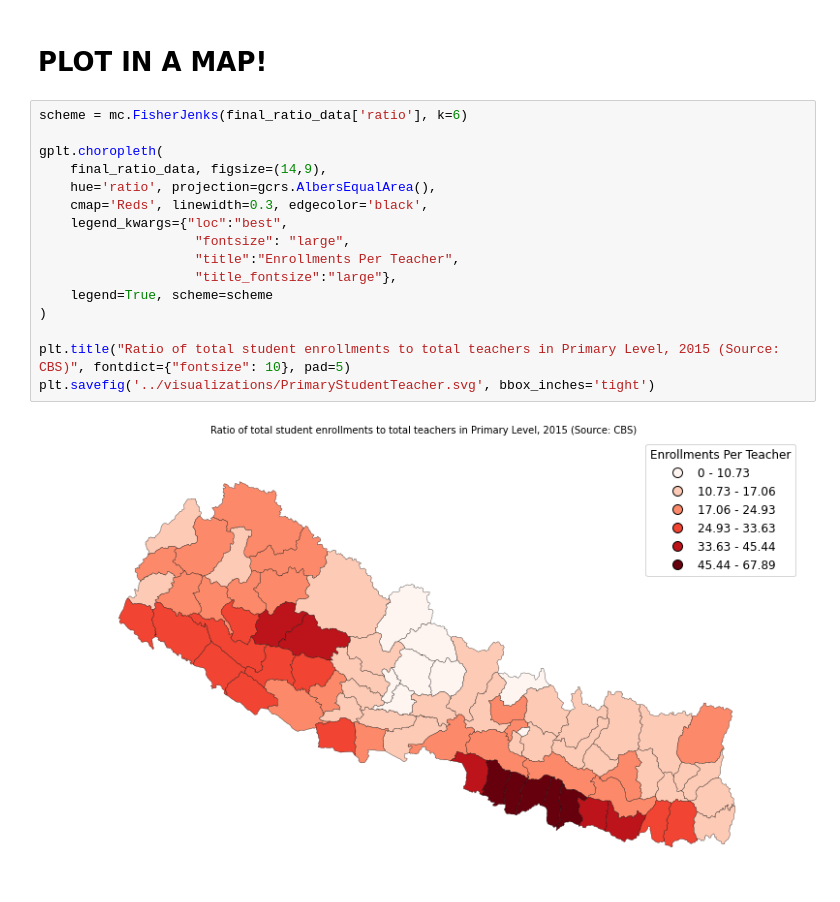
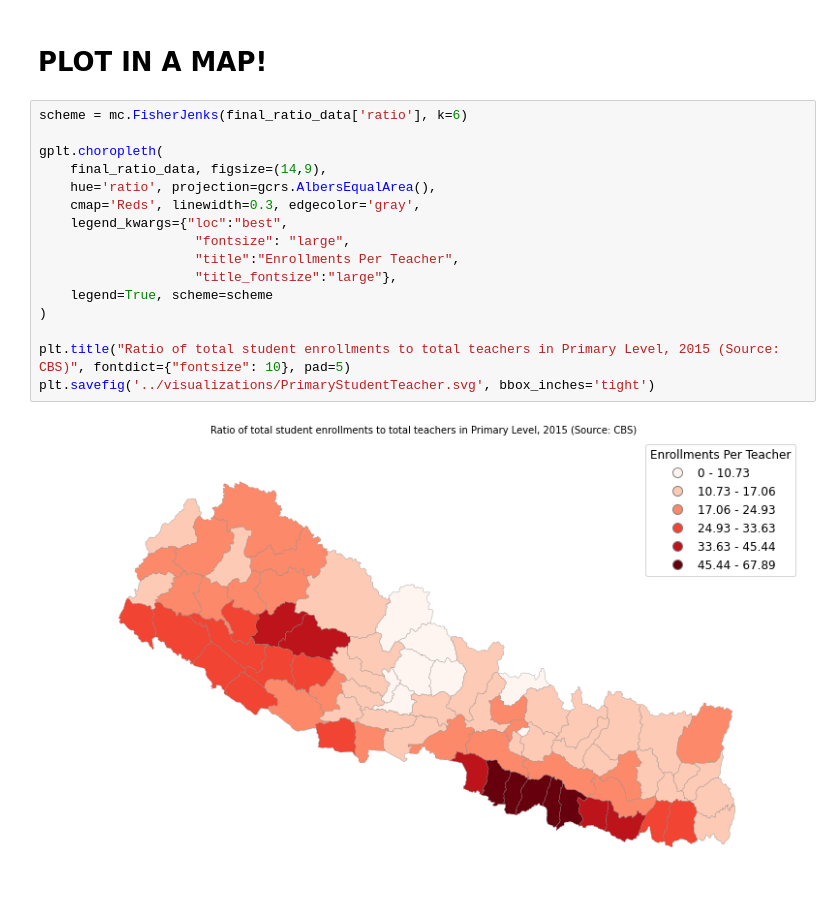
Before and after one commit to pratikluitel/AdventuresInGeoData, a Jupyter notebook: notebooks/SchoolEnrollment.ipynb, the cells around one changed output. Saved outputs shown, nothing was run; the diff lists cells and outputs as text.

```diff
--- a/notebooks/SchoolEnrollment.ipynb
+++ b/notebooks/SchoolEnrollment.ipynb
@@ -48,18 +50,18 @@ final_ratio_data = map_data.merge(prelem_ratio_dataframe, how='inner', on='DISTR
 # %%
 scheme = mc.FisherJenks(final_ratio_data['ratio'], k=6)
 
 gplt.choropleth(
     final_ratio_data, figsize=(14,9),
     hue='ratio', projection=gcrs.AlbersEqualArea(),
-    cmap='Reds', linewidth=0.3, edgecolor='black',
+    cmap='Reds', linewidth=0.3, edgecolor='gray',
     legend_kwargs={"loc":"best",
                     "fontsize": "large",
                     "title":"Enrollments Per Teacher",
                     "title_fontsize":"large"},
     legend=True, scheme=scheme
 )
 
 plt.title("Ratio of total student enrollments to total teachers in Primary Level, 2015 (Source: CBS)", fontdict={"fontsize": 10}, pad=5)
 plt.savefig('../visualizations/PrimaryStudentTeacher.svg', bbox_inches='tight')
 # %% [output]
-[figure, old version]
+[figure, new version]
```
Also changed, not shown: parts of 1 cell of this notebook.
